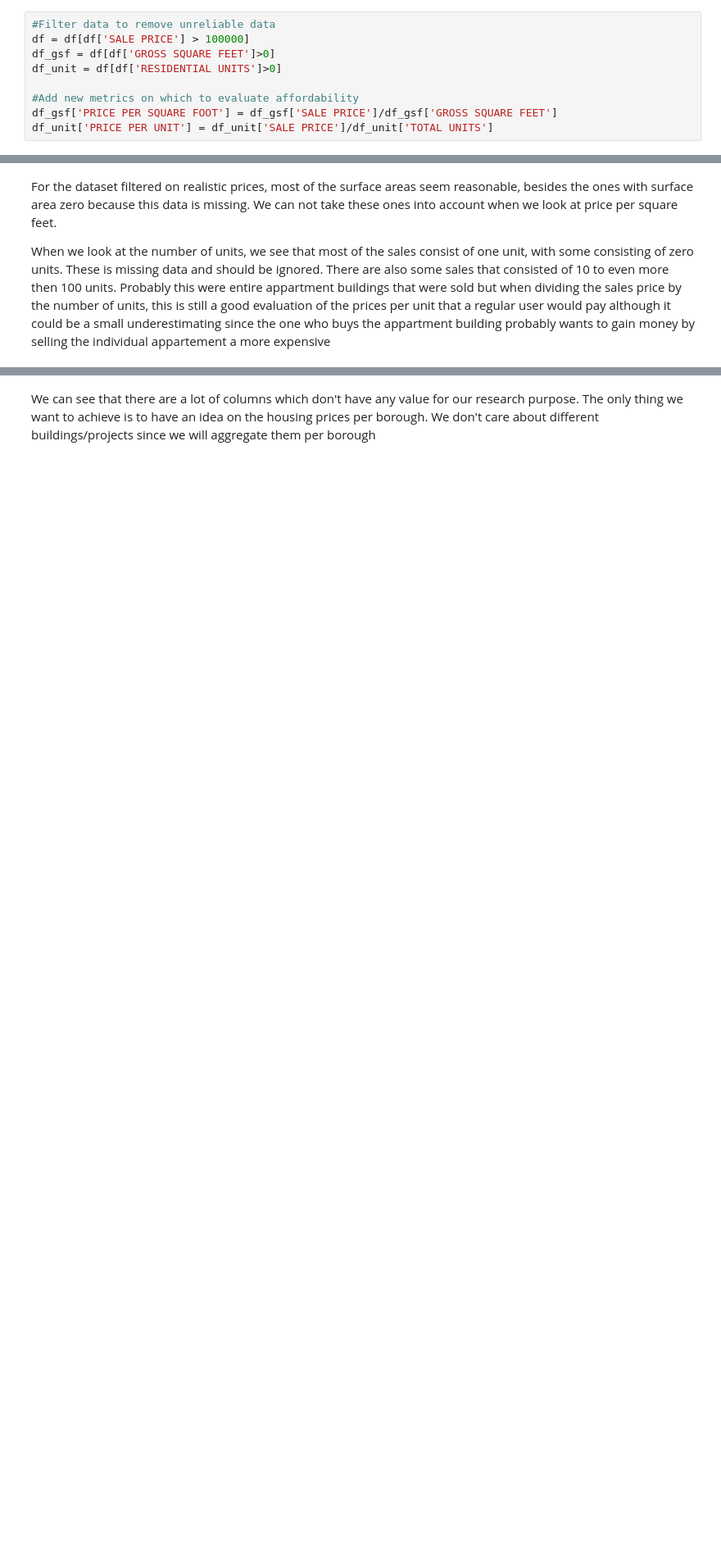
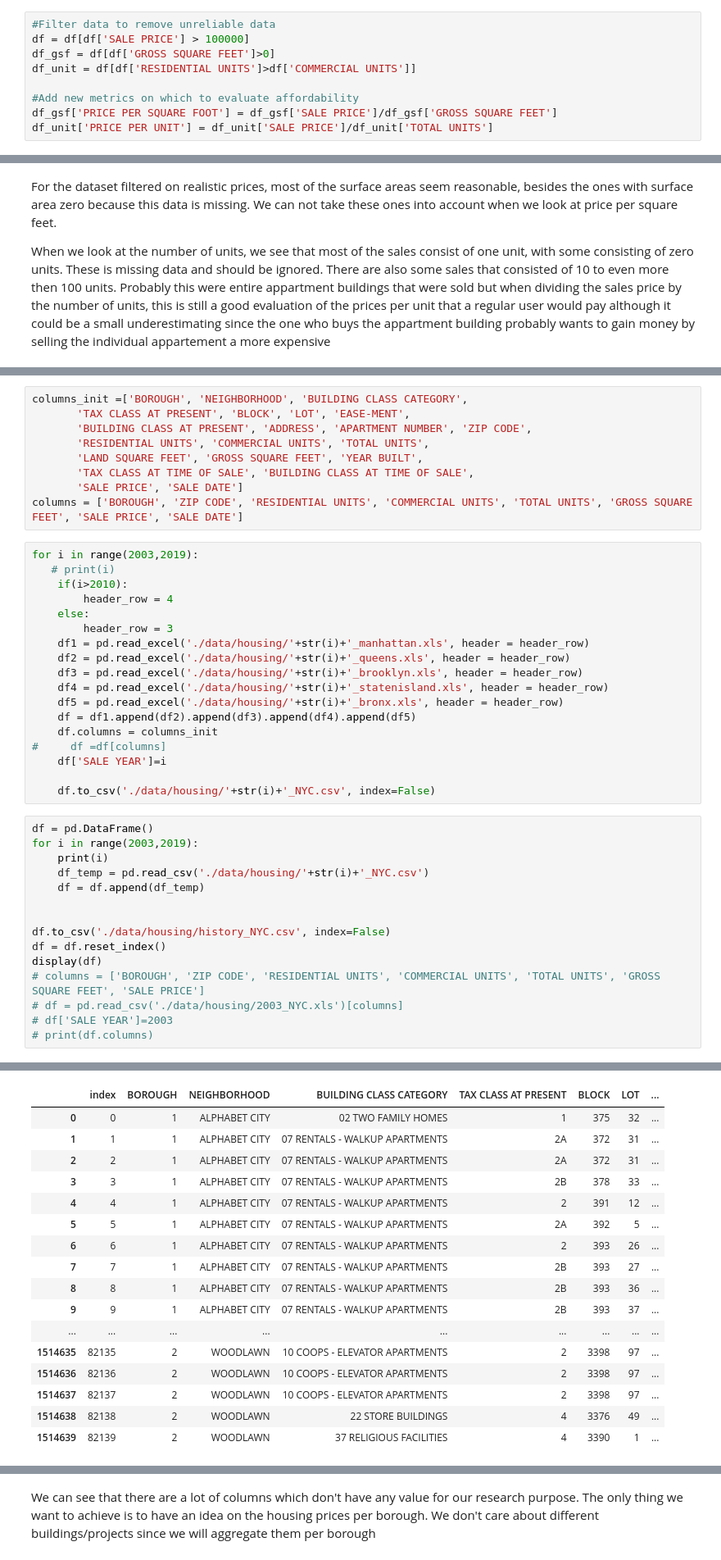
Before and after one commit to ThibauldBraet/Whos-your-data, a Jupyter notebook: Housing.ipynb, the cells around one changed output, grey strips where cells are left out. Shown at 82% size. Saved outputs shown, nothing was run; the diff lists cells and outputs as text; blank space fills up the shorter version.

```diff
--- a/Housing.ipynb
+++ b/Housing.ipynb
@@ -176,7 +192,7 @@ Thats why we will just take the average price per unit instead of per residentia
 #Filter data to remove unreliable data
 df = df[df['SALE PRICE'] > 100000]
 df_gsf = df[df['GROSS SQUARE FEET']>0]
-df_unit = df[df['RESIDENTIAL UNITS']>0]
+df_unit = df[df['RESIDENTIAL UNITS']>df['COMMERCIAL UNITS']]
 
 #Add new metrics on which to evaluate affordability
 df_gsf['PRICE PER SQUARE FOOT'] = df_gsf['SALE PRICE']/df_gsf['GROSS SQUARE FEET']
@@ -317,0 +390,43 @@ When we look at the number of units, we see that most of the sales consist of on
+# %%
+columns_init =['BOROUGH', 'NEIGHBORHOOD', 'BUILDING CLASS CATEGORY',
+       'TAX CLASS AT PRESENT', 'BLOCK', 'LOT', 'EASE-MENT',
+       'BUILDING CLASS AT PRESENT', 'ADDRESS', 'APARTMENT NUMBER', 'ZIP CODE',
+       'RESIDENTIAL UNITS', 'COMMERCIAL UNITS', 'TOTAL UNITS',
+       'LAND SQUARE FEET', 'GROSS SQUARE FEET', 'YEAR BUILT',
+       'TAX CLASS AT TIME OF SALE', 'BUILDING CLASS AT TIME OF SALE',
+       'SALE PRICE', 'SALE DATE']
+columns = ['BOROUGH', 'ZIP CODE', 'RESIDENTIAL UNITS', 'COMMERCIAL UNITS', 'TOTAL UNITS', 'GROSS SQUARE FEET', 'SALE PRICE', 'SALE DATE']
+# %%
+for i in range(2003,2019):
+   # print(i)
+    if(i>2010):
+        header_row = 4
+    else:
+        header_row = 3
+    df1 = pd.read_excel('./data/housing/'+str(i)+'_manhattan.xls', header = header_row)
+    df2 = pd.read_excel('./data/housing/'+str(i)+'_queens.xls', header = header_row)
+    df3 = pd.read_excel('./data/housing/'+str(i)+'_brooklyn.xls', header = header_row)
+    df4 = pd.read_excel('./data/housing/'+str(i)+'_statenisland.xls', header = header_row)
+    df5 = pd.read_excel('./data/housing/'+str(i)+'_bronx.xls', header = header_row)
+    df = df1.append(df2).append(df3).append(df4).append(df5)
+    df.columns = columns_init
+#     df =df[columns]
+    df['SALE YEAR']=i
+
+    df.to_csv('./data/housing/'+str(i)+'_NYC.csv', index=False)
+# %%
+df = pd.DataFrame()
+for i in range(2003,2019):
+    print(i)
+    df_temp = pd.read_csv('./data/housing/'+str(i)+'_NYC.csv')
+    df = df.append(df_temp)
+
+
+df.to_csv('./data/housing/history_NYC.csv', index=False)
+df = df.reset_index()
+display(df)
+# columns = ['BOROUGH', 'ZIP CODE', 'RESIDENTIAL UNITS', 'COMMERCIAL UNITS', 'TOTAL UNITS', 'GROSS SQUARE FEET', 'SALE PRICE']
+# df = pd.read_csv('./data/housing/2003_NYC.xls')[columns]
+# df['SALE YEAR']=2003
+# print(df.columns)
+# %% [output]
@@ -317,0 +449,17 @@ When we look at the number of units, we see that most of the sales consist of on
+|  | index | BOROUGH | NEIGHBORHOOD | BUILDING CLASS CATEGORY | TAX CLASS AT PRESENT | BLOCK | LOT | ... |
+| 0 | 0 | 1 | ALPHABET CITY | 02 TWO FAMILY HOMES | 1 | 375 | 32 | ... |
+| 1 | 1 | 1 | ALPHABET CITY | 07 RENTALS - WALKUP APARTMENTS | 2A | 372 | 31 | ... |
+| 2 | 2 | 1 | ALPHABET CITY | 07 RENTALS - WALKUP APARTMENTS | 2A | 372 | 31 | ... |
+| 3 | 3 | 1 | ALPHABET CITY | 07 RENTALS - WALKUP APARTMENTS | 2B | 378 | 33 | ... |
+| 4 | 4 | 1 | ALPHABET CITY | 07 RENTALS - WALKUP APARTMENTS | 2 | 391 | 12 | ... |
+| 5 | 5 | 1 | ALPHABET CITY | 07 RENTALS - WALKUP APARTMENTS | 2A | 392 | 5 | ... |
+| 6 | 6 | 1 | ALPHABET CITY | 07 RENTALS - WALKUP APARTMENTS | 2 | 393 | 26 | ... |
+| 7 | 7 | 1 | ALPHABET CITY | 07 RENTALS - WALKUP APARTMENTS | 2B | 393 | 27 | ... |
+| 8 | 8 | 1 | ALPHABET CITY | 07 RENTALS - WALKUP APARTMENTS | 2B | 393 | 36 | ... |
+| 9 | 9 | 1 | ALPHABET CITY | 07 RENTALS - WALKUP APARTMENTS | 2B | 393 | 37 | ... |
+| ... | ... | ... | ... | ... | ... | ... | ... | ... |
+| 1514635 | 82135 | 2 | WOODLAWN | 10 COOPS - ELEVATOR APARTMENTS | 2 | 3398 | 97 | ... |
+| 1514636 | 82136 | 2 | WOODLAWN | 10 COOPS - ELEVATOR APARTMENTS | 2 | 3398 | 97 | ... |
+| 1514637 | 82137 | 2 | WOODLAWN | 10 COOPS - ELEVATOR APARTMENTS | 2 | 3398 | 97 | ... |
+| 1514638 | 82138 | 2 | WOODLAWN | 22 STORE BUILDINGS | 4 | 3376 | 49 | ... |
+| 1514639 | 82139 | 2 | WOODLAWN | 37 RELIGIOUS FACILITIES | 4 | 3390 | 1 | ... |
```
Also changed, not shown: parts of 18 cells of this notebook, 3 other files.
